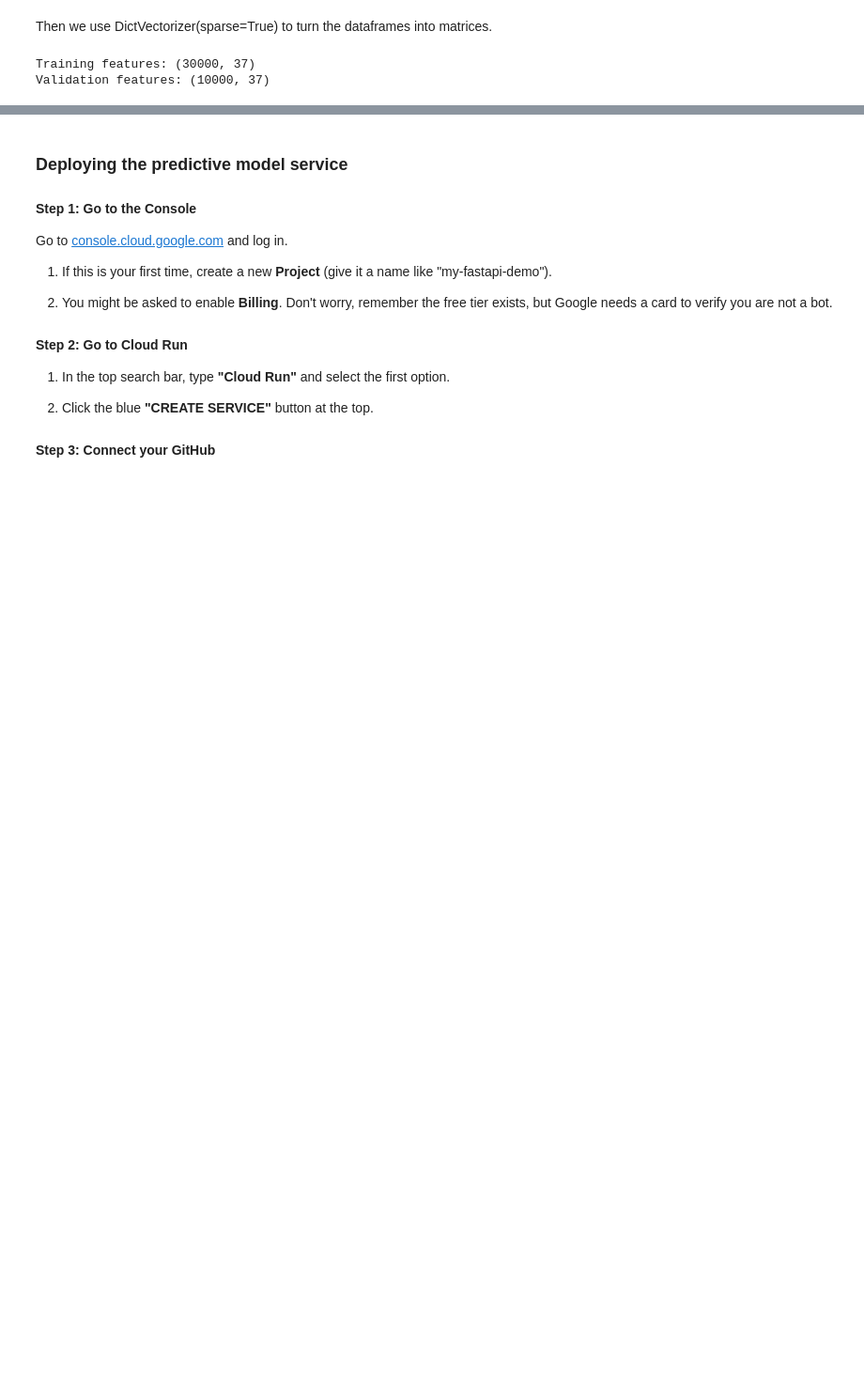
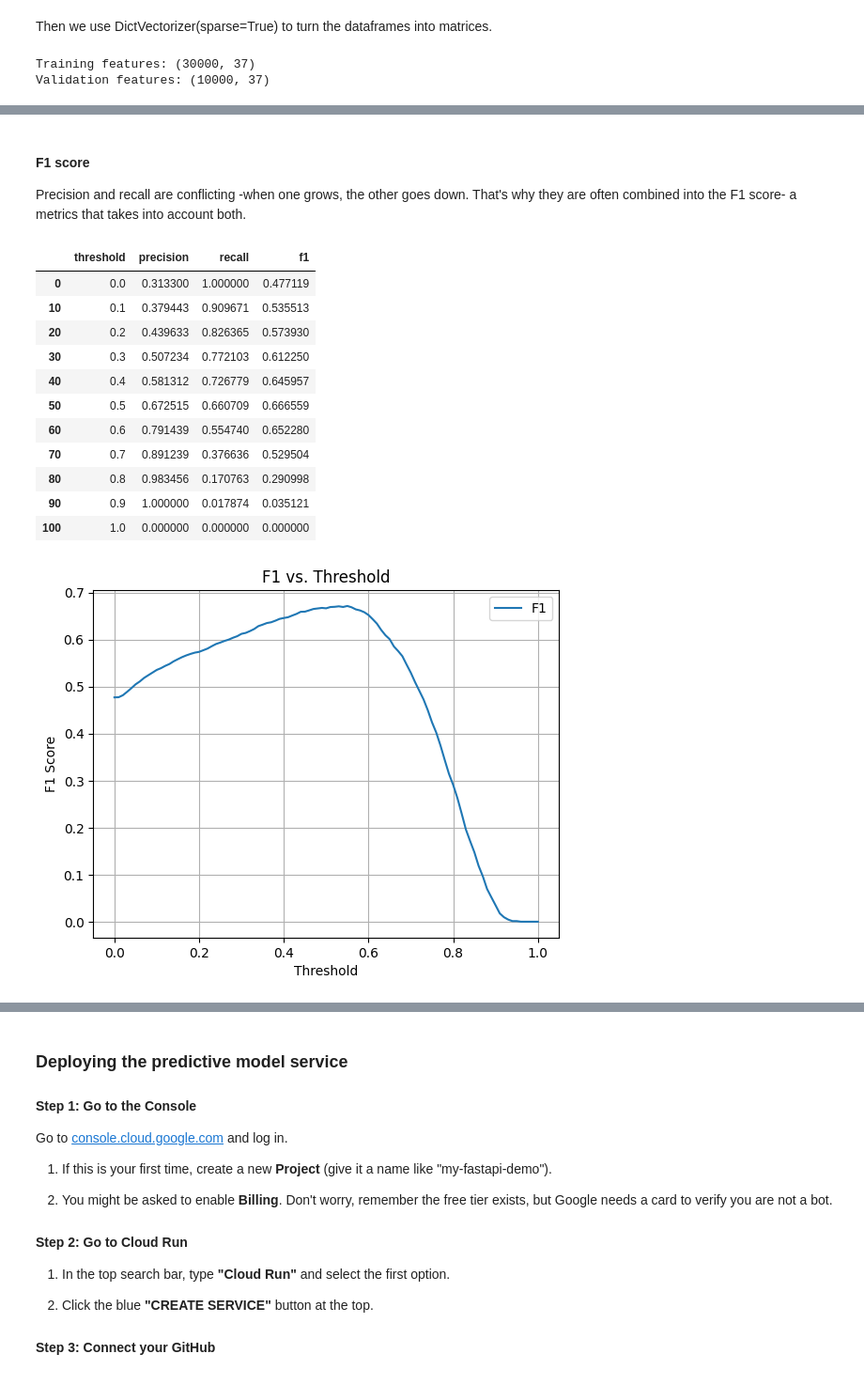
Before and after one commit to tnotstar/machine-learning-zoomcamp, a Jupyter notebook: cohorts/2025/projects/midterm/submission.ipynb, the cells around one changed output, grey strips where cells are left out. Shown at 94% size. Cells and saved outputs as stored; diff of their text form; code cells hidden in the pictures; blank space fills up the shorter version.

```diff
--- a/cohorts/2025/projects/midterm/submission.ipynb
+++ b/cohorts/2025/projects/midterm/submission.ipynb
@@ -403,0 +527,48 @@ Validation features: (10000, 37)
+# %% [markdown]
+#### F1 score
+
+Precision and recall are conflicting -when one grows, the other goes down. That's why they are often combined into the F1 score- a metrics that takes into account both.
+# %%
+warnings.filterwarnings('ignore', category=UserWarning, module='sklearn')
+
+scores = []
+thresholds = np.linspace(0, 1, 101)
+
+for t in thresholds:
+    y_pred_binary = (y_pred >= t)
+
+    precision = precision_score(y_val, y_pred_binary)
+    recall = recall_score(y_val, y_pred_binary)
+    if (precision + recall) != 0:
+      f1 = 2 * (precision * recall) / (precision + recall)
+    else:
+      f1 = 0.0
+
+    scores.append((t, precision, recall, f1))
+
+columns = ['threshold', 'precision', 'recall', 'f1']
+df_scores = pd.DataFrame(scores, columns=columns)
+
+display(df_scores[::10])
+
+# Plot f1
+plt.plot(df_scores.threshold, df_scores['f1'], label='F1')
+plt.legend()
+plt.xlabel("Threshold")
+plt.ylabel("F1 Score")
+plt.title("F1 vs. Threshold")
+plt.grid(True)
+# %% [output]
+|  | threshold | precision | recall | f1 |
+| 0 | 0.0 | 0.313300 | 1.000000 | 0.477119 |
+| 10 | 0.1 | 0.379443 | 0.909671 | 0.535513 |
+| 20 | 0.2 | 0.439633 | 0.826365 | 0.573930 |
+| 30 | 0.3 | 0.507234 | 0.772103 | 0.612250 |
+| 40 | 0.4 | 0.581312 | 0.726779 | 0.645957 |
+| 50 | 0.5 | 0.672515 | 0.660709 | 0.666559 |
+| 60 | 0.6 | 0.791439 | 0.554740 | 0.652280 |
+| 70 | 0.7 | 0.891239 | 0.376636 | 0.529504 |
+| 80 | 0.8 | 0.983456 | 0.170763 | 0.290998 |
+| 90 | 0.9 | 1.000000 | 0.017874 | 0.035121 |
+| 100 | 1.0 | 0.000000 | 0.000000 | 0.000000 |
+[figure, added]
```
Also changed, not shown: parts of 22 cells of this notebook.
